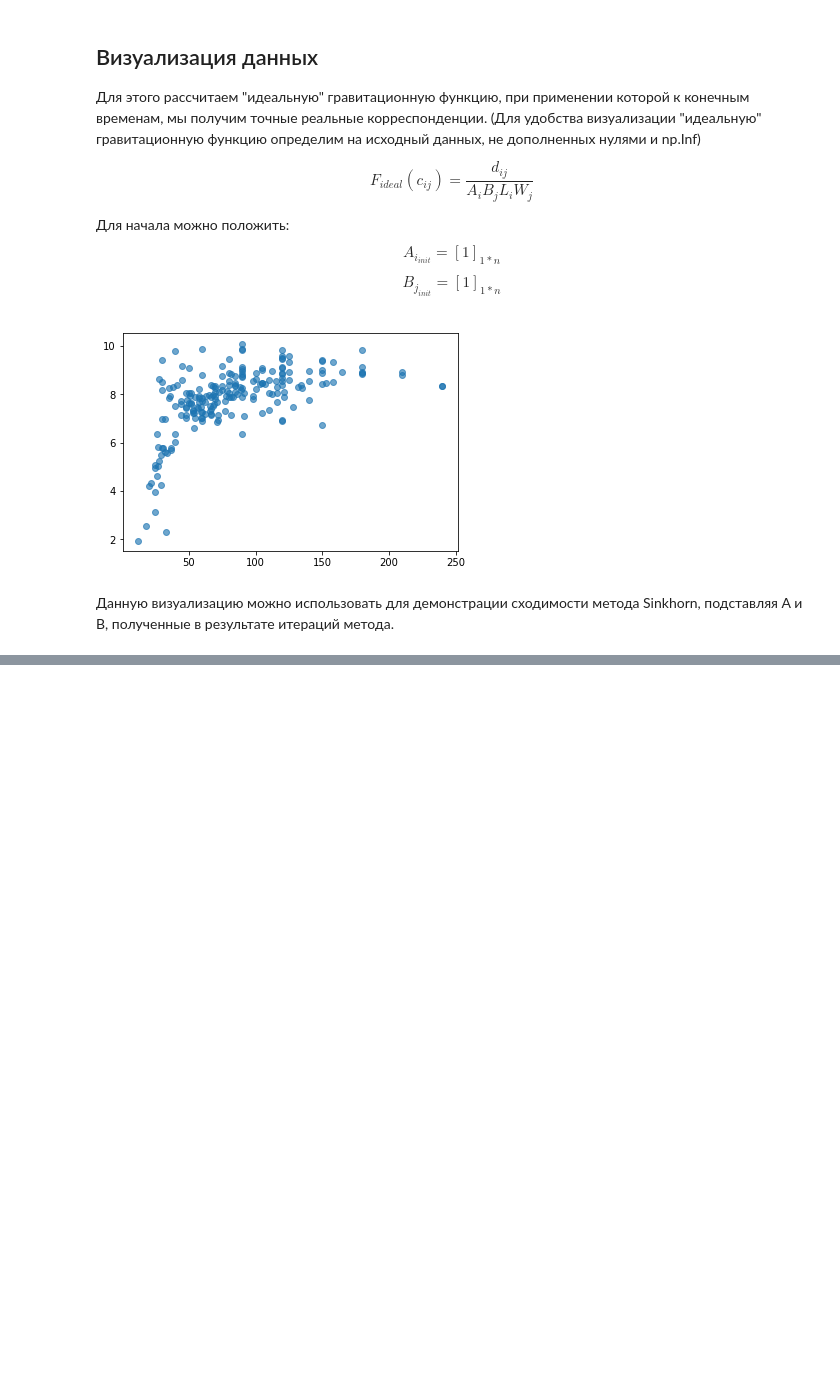
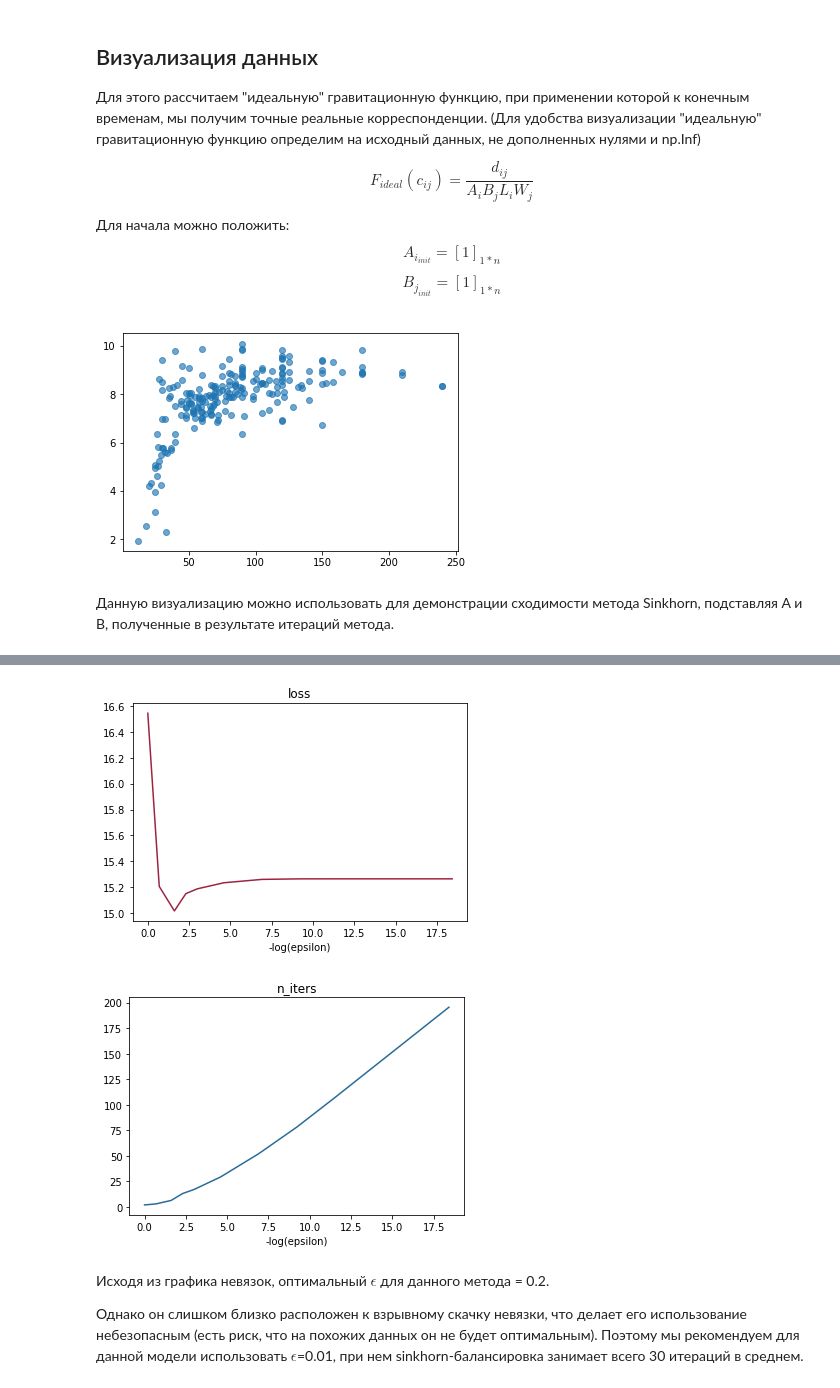
Before and after one commit to ArthurSamuelyan/CorrMatrix, a Jupyter notebook: corr_matrix.ipynb, the cells around one changed output, grey strips where cells are left out. Drawn from its saved outputs; the diff is of its cells as text; code cells hidden in the pictures; blank space fills up the shorter version.

```diff
--- a/corr_matrix.ipynb
+++ b/corr_matrix.ipynb
@@ -237,0 +298,4 @@ iteration: 1
+# %%
+# epsilons = [1e-1, 1e-2, 1e-3, 1e-4, 1e-5, 1e-6, 1e-7, 1e-8]
+epsilons_1 = [1, 0.5, 0.2, 0.1, 0.05, 1e-2, 1e-3, 1e-4, 1e-5, 1e-6, 1e-7, 1e-8]
+print epsilons_1
@@ -237,0 +304,4 @@ iteration: 1
+# %%
+alpha_opt_res = []
+for eps in tqdm(epsilons_1):
+    alpha_opt_res.append(alpha_opimize(epsilon=eps, alpha_min=0.05, alpha_max=0.10))
@@ -237,0 +326,21 @@ iteration: 1
+# %%
+losses = np.array([r["loss"] for r in alpha_opt_res])
+n_iters = np.array([r["n_iter_avg"] for r in alpha_opt_res])
+log_eps = -np.log(epsilons_1)
+
+plt.title("loss")
+plt.xlabel("-log(epsilon)")
+plt.plot(log_eps, losses, color="#9c2442")
+plt.show()
+
+plt.title("n_iters")
+plt.xlabel("-log(epsilon)")
+plt.plot(log_eps, n_iters, color="#296b96")
+plt.show()
+# %% [output]
+[figure, added]
+[figure, added]
+# %% [markdown]
+Исходя из графика невязок, оптимальный $\epsilon$ для данного метода = 0.2.
+
+Однако он слишком близко расположен к взрывному скачку невязки, что делает его использование небезопасным (есть риск, что на похожих данных он не будет оптимальным). Поэтому мы рекомендуем для данной модели использовать $\epsilon$=0.01, при нем sinkhorn-балансировка занимает всего 30 итераций в среднем.
```
Also changed, not shown: parts of 18 cells of this notebook.
